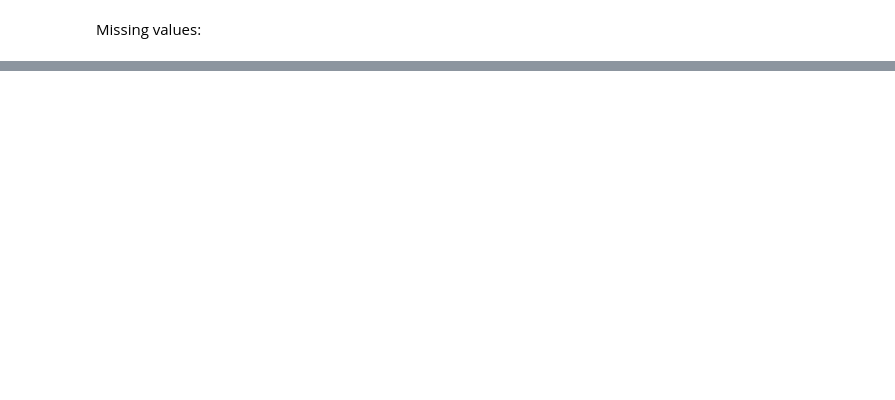
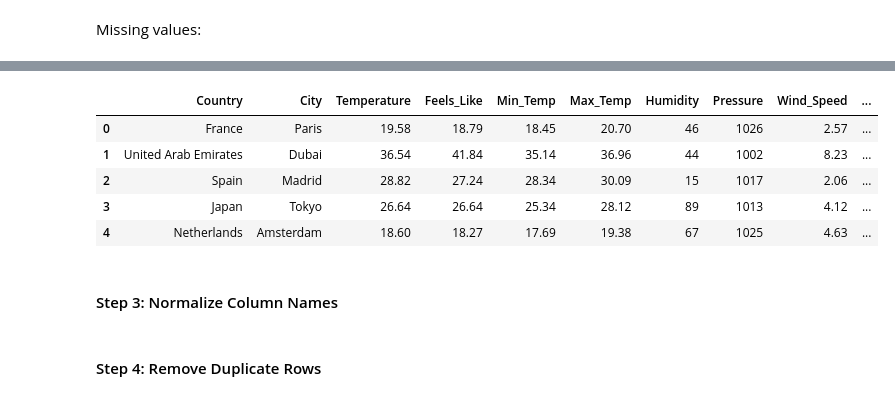
Before and after one commit to faizan-yousaf/Top-100-cities-weather-analysis-EDA, a Jupyter notebook: Cities_weather_analysis.ipynb, the cells around one changed output, grey strips where cells are left out. Cells and saved outputs as stored; diff of their text form; code cells hidden in the pictures; blank space fills up the shorter version.

```diff
--- a/Cities_weather_analysis.ipynb
+++ b/Cities_weather_analysis.ipynb
@@ -753,0 +910,4 @@ dtype: int64
+# %%
+# remove the duplicated data in the dataset:
+
+df.drop_duplicates(inplace=True)
@@ -753,0 +922,7 @@ dtype: int64
+# %%
+
+# Check for missing values
+print(df.isnull().sum())
+
+# Drop rows with any null values in the dataset
+df.dropna(inplace=True)
@@ -753,0 +946,13 @@ dtype: int64
+# %%
+df.head()
+
+# the dataset seems better now.
+# %% [output]
+|  | Country | City | Temperature | Feels_Like | Min_Temp | Max_Temp | Humidity | Pressure | Wind_Speed | ... |
+| 0 | France | Paris | 19.58 | 18.79 | 18.45 | 20.70 | 46 | 1026 | 2.57 | ... |
+| 1 | United Arab Emirates | Dubai | 36.54 | 41.84 | 35.14 | 36.96 | 44 | 1002 | 8.23 | ... |
+| 2 | Spain | Madrid | 28.82 | 27.24 | 28.34 | 30.09 | 15 | 1017 | 2.06 | ... |
+| 3 | Japan | Tokyo | 26.64 | 26.64 | 25.34 | 28.12 | 89 | 1013 | 4.12 | ... |
+| 4 | Netherlands | Amsterdam | 18.60 | 18.27 | 17.69 | 19.38 | 67 | 1025 | 4.63 | ... |
+# %% [markdown]
+#### Step 3: Normalize Column Names
@@ -753,0 +963,2 @@ dtype: int64
+# %% [markdown]
+#### Step 4: Remove Duplicate Rows
```
Also changed, not shown: parts of 37 cells of this notebook.
